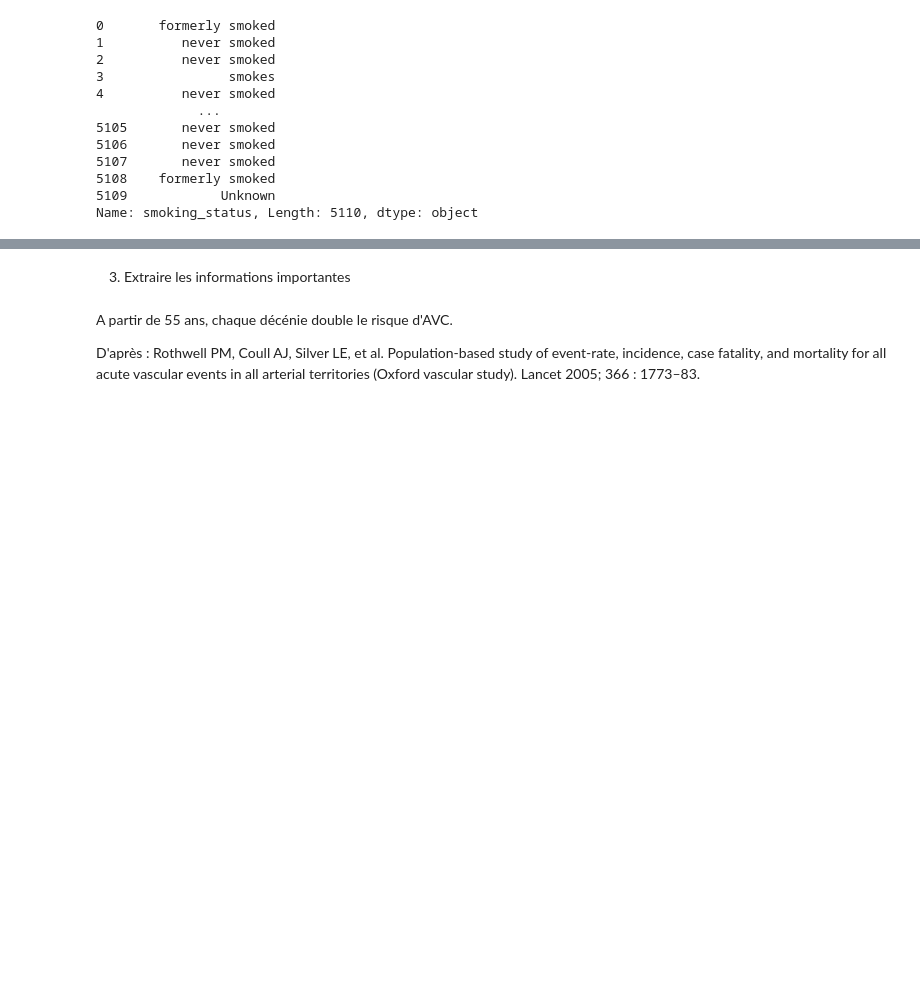
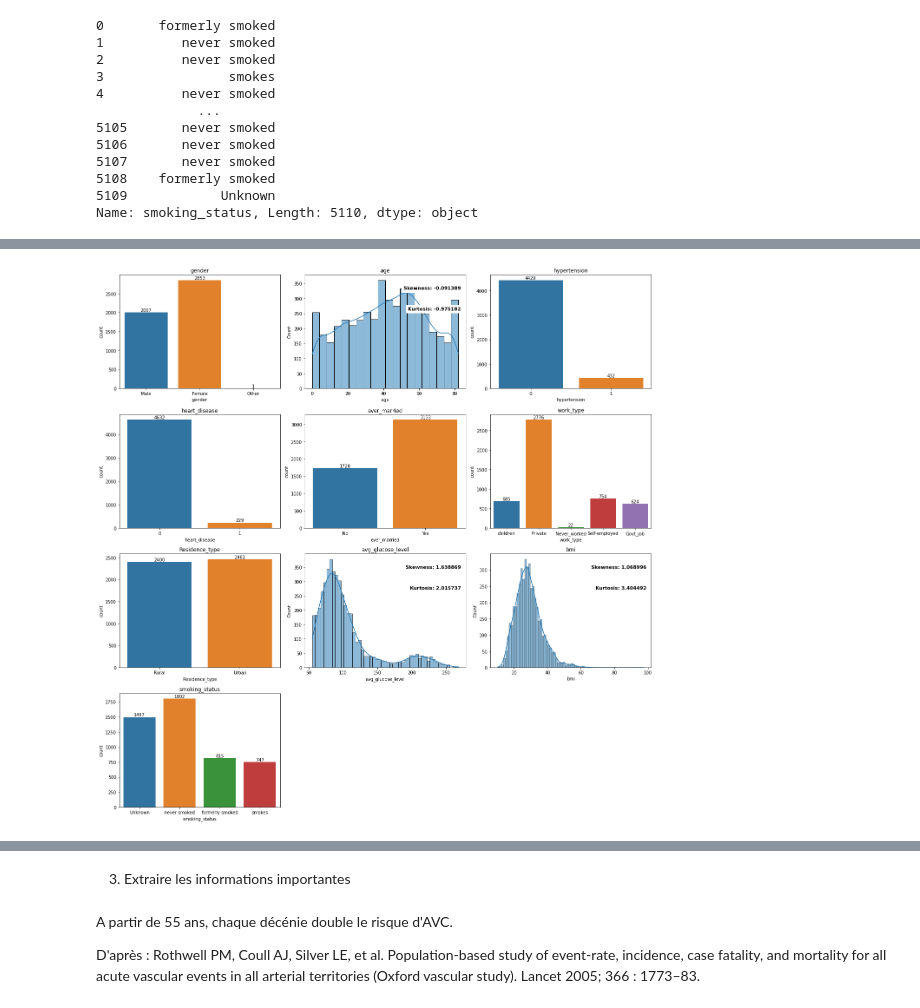
Before and after one commit to julienRactM/stroke-alert, a Jupyter notebook: main_notebook.ipynb, the cells around one changed output, grey strips where cells are left out. Drawn from its saved outputs; the diff is of its cells as text; code cells hidden in the pictures; blank space fills up the shorter version.

```diff
--- a/main_notebook.ipynb
+++ b/main_notebook.ipynb
@@ -96,0 +203,45 @@ sns.heatmap(round(corr_map_df.corr(),2), cmap = "RdBu", annot = True, annot_kws
+# %%
+df_0= df.loc[df['stroke']==0,:];
+df_1= df.loc[df['stroke']==1,:]
+# %%
+# Sélection des colonnes à visualiser
+columns = df_0.columns[1:]
+
+# Création de sous-plots avec 3 lignes et 3 colonnes
+fig, axes = plt.subplots(nrows=4, ncols=3, figsize=(18, 18))
+
+# Boucle pour créer des graphiques
+for i, column in enumerate(columns):
+    row = i // 3
+    col = i % 3
+
+    if df_0[column].dtype == 'object' or df_0[column].dtype=='int64':
+        # Pour les variables catégorielles
+        sns.countplot(x=column, data=df_0, ax=axes[row, col])
+        axes[row, col].bar_label(axes[row, col].containers[0])
+        proportion = df_0[column].value_counts(normalize=True)
+        axes[row, col].set_title(f'{column}')
+    else:
+        # Pour les variables continues
+        sns.histplot(x=column, data=df_0, kde=True, ax=axes[row, col])
+        axes[row, col].set_title(f'{column}')
+        # Ajout des informations de skewness et kurtosis
+        skewness = df_0[column].skew()
+        kurt = df_0[column].kurt()
+        if not pd.isnull(skewness) and not pd.isnull(kurt):
+            axes[row, col].text(x=0.97, y=0.90, transform=axes[row, col].transAxes,
+                                s="Skewness: %f" % skewness,
+                                fontweight='demibold', fontsize=11, verticalalignment='top',
+                                horizontalalignment='right', backgroundcolor='white')
+            axes[row, col].text(x=0.97, y=0.70, transform=axes[row, col].transAxes,
+                                s="Kurtosis: %f" % kurt,
+                                fontweight='demibold', fontsize=11, verticalalignment='center',
+                                horizontalalignment='right', backgroundcolor='white')
+
+# Ajustement de l'espacement entre les sous-plots
+fig.delaxes(axes[3,2])
+fig.delaxes(axes[3,1])
+plt.tight_layout()
+plt.show()
+# %% [output]
+[figure, added]
```
Also changed, not shown: parts of 34 cells of this notebook, 2 other files.
